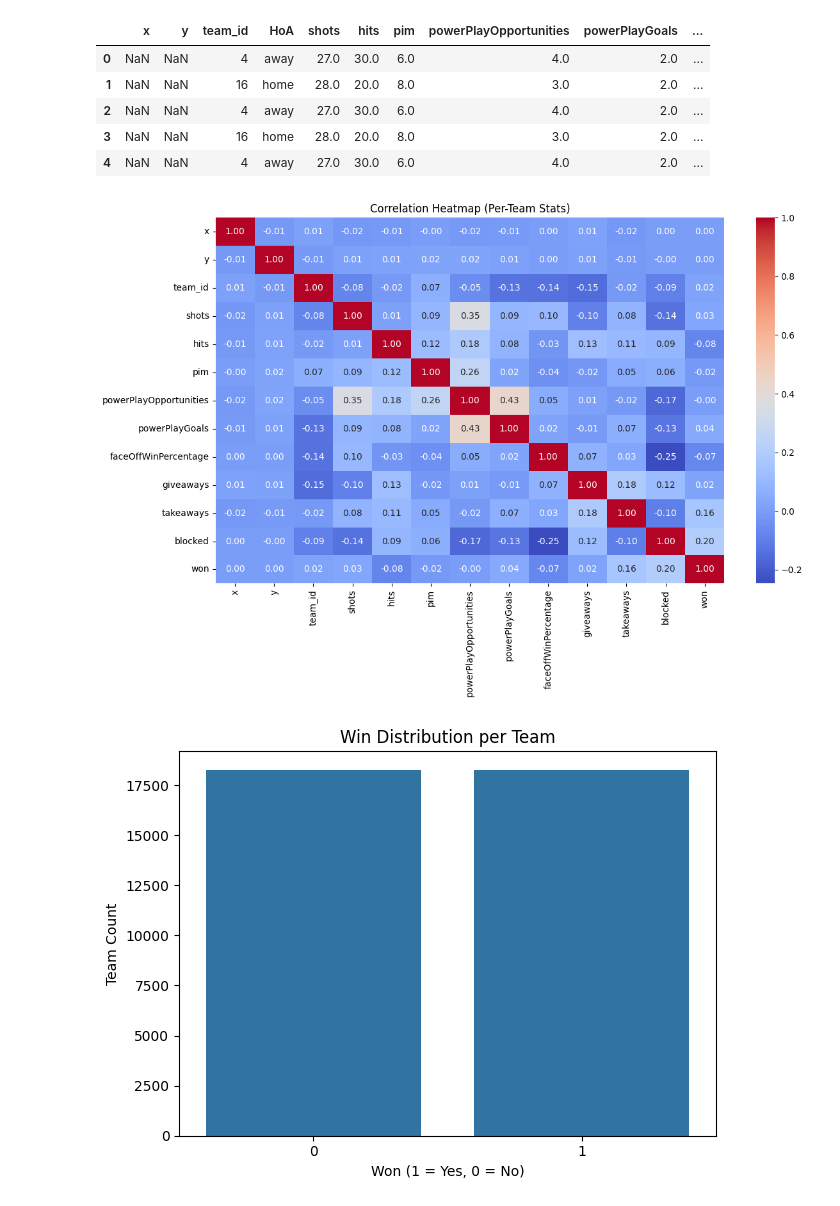
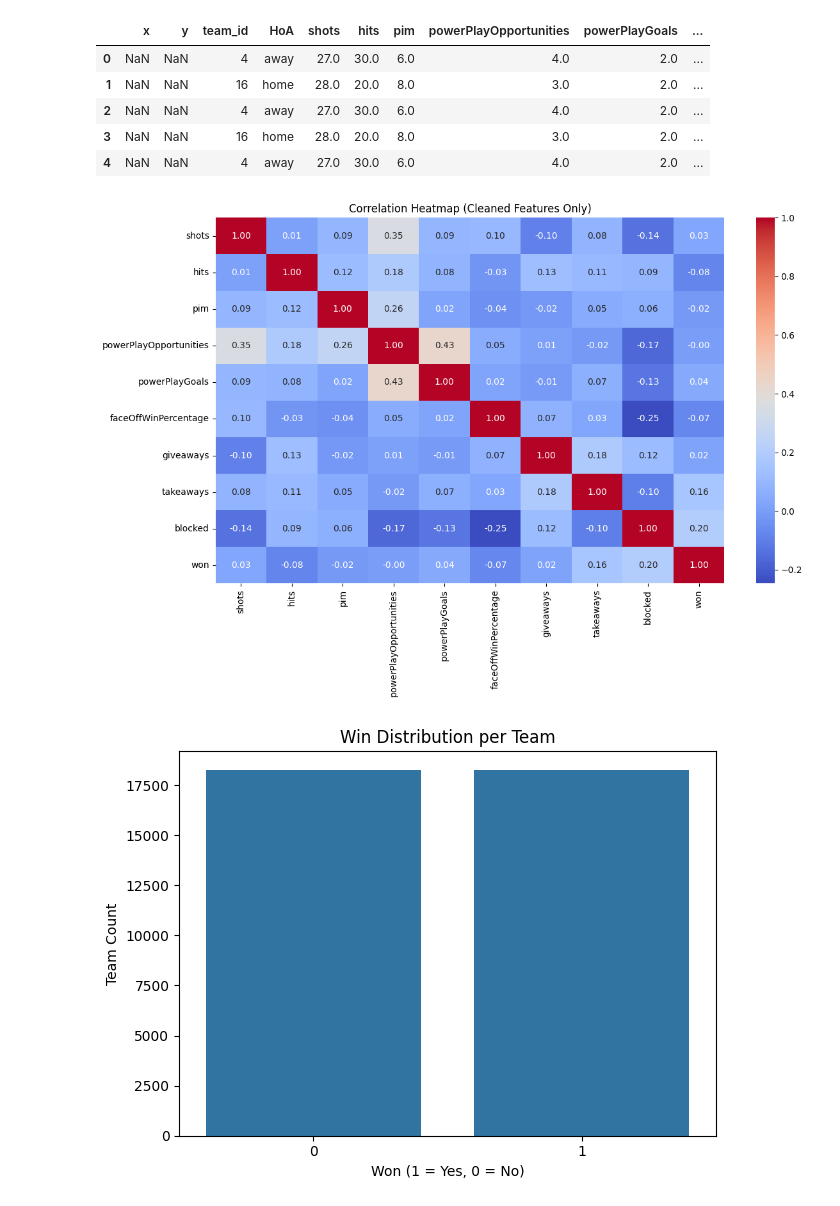
Before and after one commit to lkbnch/CS_513_Final_Project, a Jupyter notebook: data_.ipynb, the cells around one changed output. Cells and saved outputs as stored; diff of their text form; code cells hidden in the pictures.

```diff
--- a/data_.ipynb
+++ b/data_.ipynb
@@ -85,14 +85,19 @@ max        1.000000
 | 3 | NaN | NaN | 16 | home | 28.0 | 20.0 | 8.0 | 3.0 | 2.0 | ... |
 | 4 | NaN | NaN | 4 | away | 27.0 | 30.0 | 6.0 | 4.0 | 2.0 | ... |
 # %%
-# Correlation Heatmap
+# Select only relevant performance features (exclude identifiers and play coords)
+features = ['shots', 'hits', 'pim', 'powerPlayOpportunities', 'powerPlayGoals',
+            'faceOffWinPercentage', 'giveaways', 'takeaways', 'blocked', 'won']
+corr_df = df[features]
+
+# Plot corrected heatmap
 plt.figure(figsize=(12, 8))
-sns.heatmap(numeric_only.corr(), annot=True, fmt=".2f", cmap='coolwarm')
-plt.title("Correlation Heatmap (Per-Team Stats)")
+sns.heatmap(corr_df.corr(), annot=True, fmt=".2f", cmap='coolwarm')
+plt.title("Correlation Heatmap (Cleaned Features Only)")
 plt.tight_layout()
 plt.show()
 # %% [output]
-[figure, old version]
+[figure, new version]
 # %%
 # Win Distribution (per team)
 sns.countplot(data=df, x='won')
```
Also changed, not shown: 2 other files.
